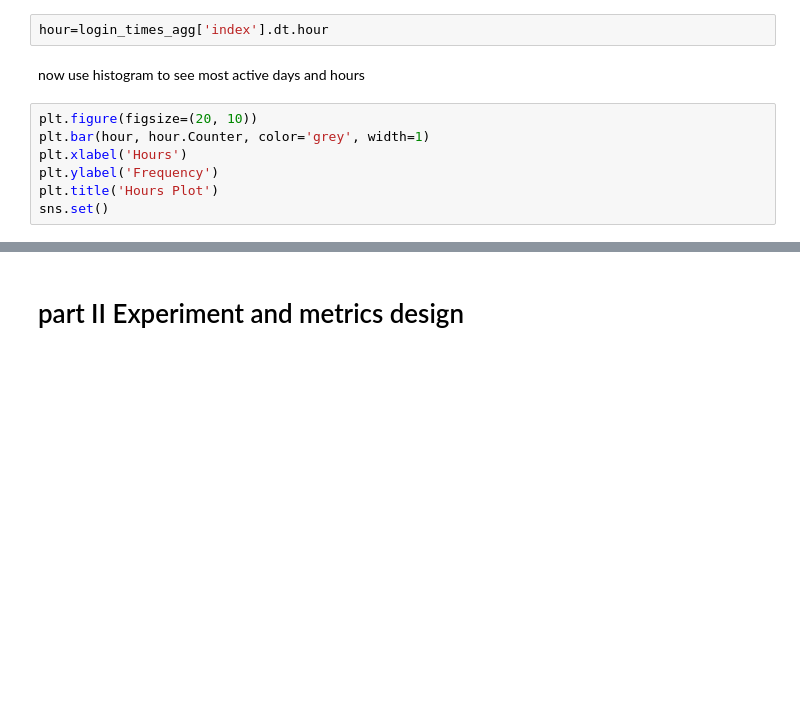
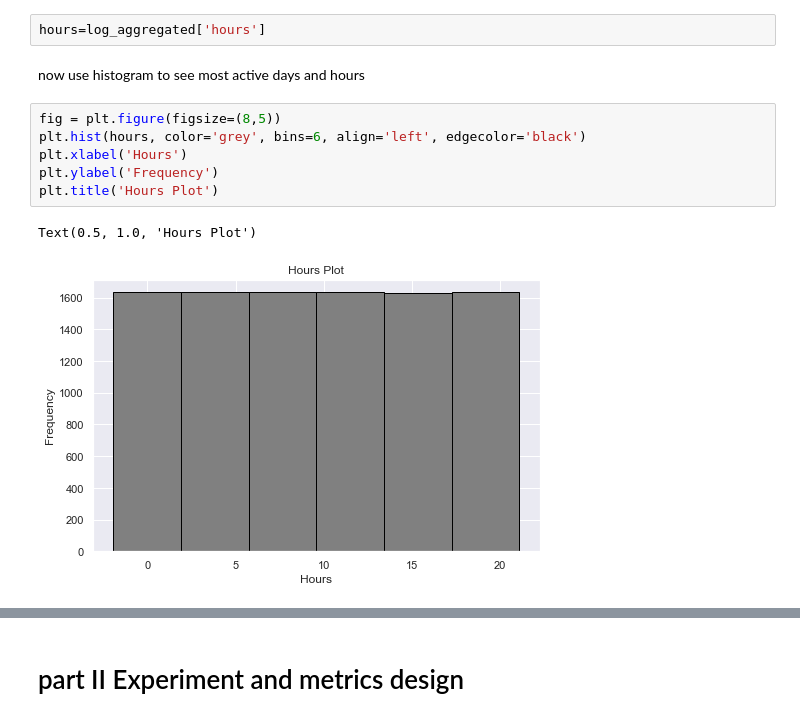
Before and after one commit to faikbak/01_first_notebook, a Jupyter notebook: ultimate challenge/ultimate challenge.ipynb, the cells around one changed output, grey strips where cells are left out. Drawn from its saved outputs; the diff is of its cells as text; blank space fills up the shorter version.

```diff
--- a/ultimate challenge/ultimate challenge.ipynb
+++ b/ultimate challenge/ultimate challenge.ipynb
@@ -217,11 +223,13 @@ login_times_agg['index'].dt.hour
 # %%
-hour=login_times_agg['index'].dt.hour
+hours=log_aggregated['hours']
 # %% [markdown]
 now use histogram to see most active days and hours
 # %%
-plt.figure(figsize=(20, 10))
-plt.bar(hour, hour.Counter, color='grey', width=1)
+fig = plt.figure(figsize=(8,5))
+plt.hist(hours, color='grey', bins=6, align='left', edgecolor='black')
 plt.xlabel('Hours')
 plt.ylabel('Frequency')
 plt.title('Hours Plot')
-sns.set()
+# %% [output]
+Text(0.5, 1.0, 'Hours Plot')
+[figure, added]
```
Also changed, not shown: parts of 62 cells of this notebook.
